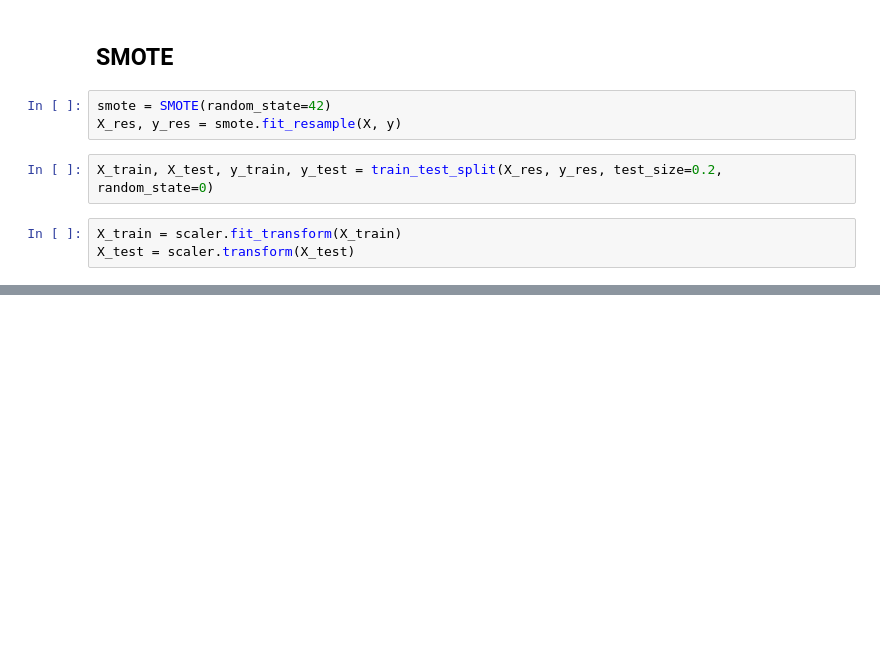
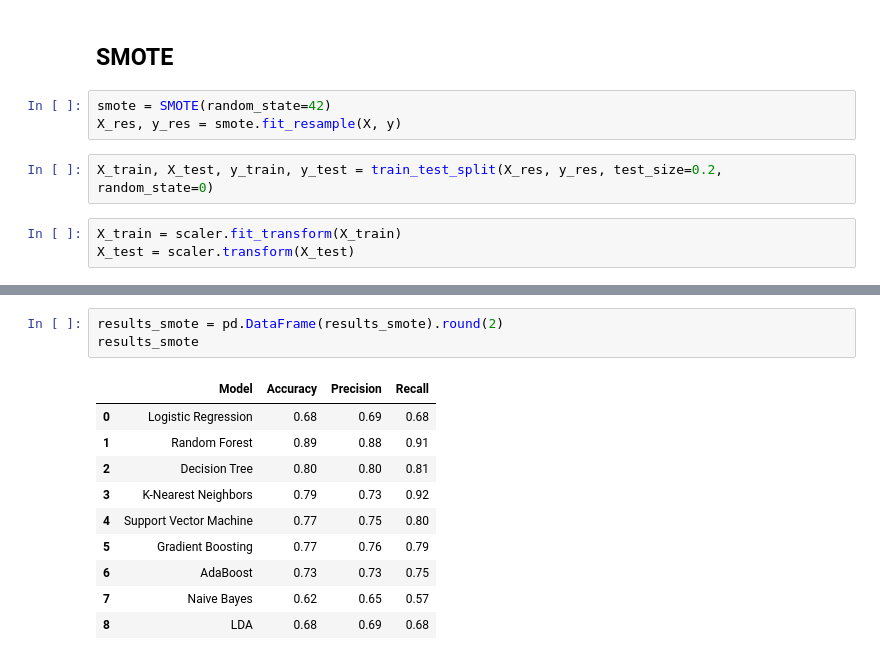
Before and after one commit to anirudhsardiwal/heart-attack-prediction-app, a Jupyter notebook: Heart-attack-prediction-model.ipynb, the cells around one changed output, grey strips where cells are left out. Drawn from its saved outputs; the diff is of its cells as text; blank space fills up the shorter version.

```diff
--- a/Heart-attack-prediction-model.ipynb
+++ b/Heart-attack-prediction-model.ipynb
@@ -318,0 +334,14 @@ X_test = scaler.transform(X_test)
+# %%
+results_smote = pd.DataFrame(results_smote).round(2)
+results_smote
+# %% [output]
+|  | Model | Accuracy | Precision | Recall |
+| 0 | Logistic Regression | 0.68 | 0.69 | 0.68 |
+| 1 | Random Forest | 0.89 | 0.88 | 0.91 |
+| 2 | Decision Tree | 0.80 | 0.80 | 0.81 |
+| 3 | K-Nearest Neighbors | 0.79 | 0.73 | 0.92 |
+| 4 | Support Vector Machine | 0.77 | 0.75 | 0.80 |
+| 5 | Gradient Boosting | 0.77 | 0.76 | 0.79 |
+| 6 | AdaBoost | 0.73 | 0.73 | 0.75 |
+| 7 | Naive Bayes | 0.62 | 0.65 | 0.57 |
+| 8 | LDA | 0.68 | 0.69 | 0.68 |
```
Also changed, not shown: parts of 12 cells of this notebook, 1 other file.
